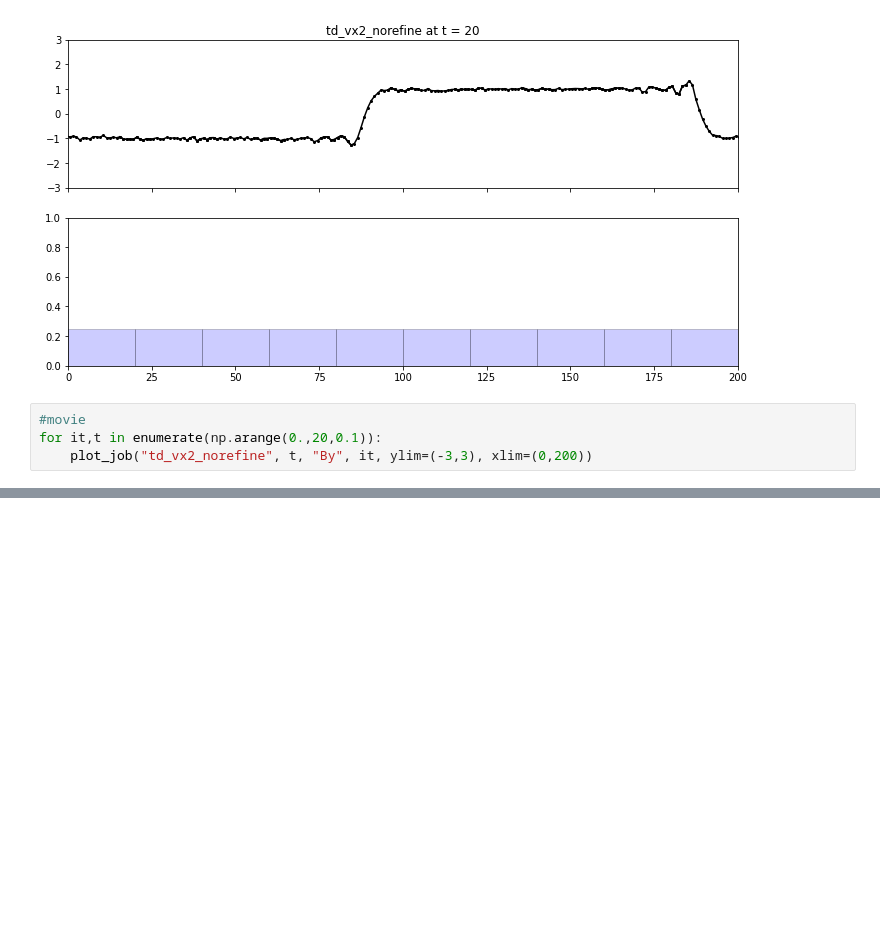
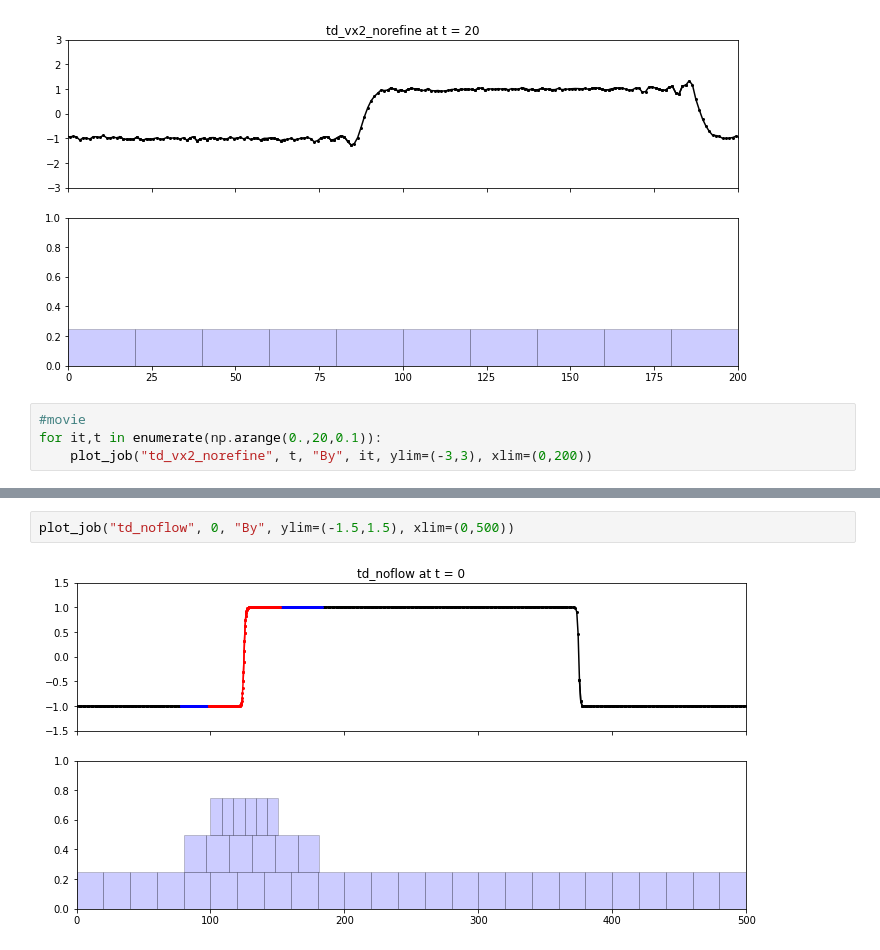
Before and after one commit to rochSmets/farBook, a Jupyter notebook: pharebook.ipynb, the cells around one changed output, grey strips where cells are left out. Drawn from its saved outputs; the diff is of its cells as text; blank space fills up the shorter version.

```diff
--- a/pharebook.ipynb
+++ b/pharebook.ipynb
@@ -444,0 +541,4 @@ for it,t in enumerate(np.arange(0.,20,0.1)):
+# %%
+plot_job("td_noflow", 0, "By", ylim=(-1.5,1.5), xlim=(0,500))
+# %% [output]
+[figure, added]
```
Also changed, not shown: parts of 8 cells of this notebook.
